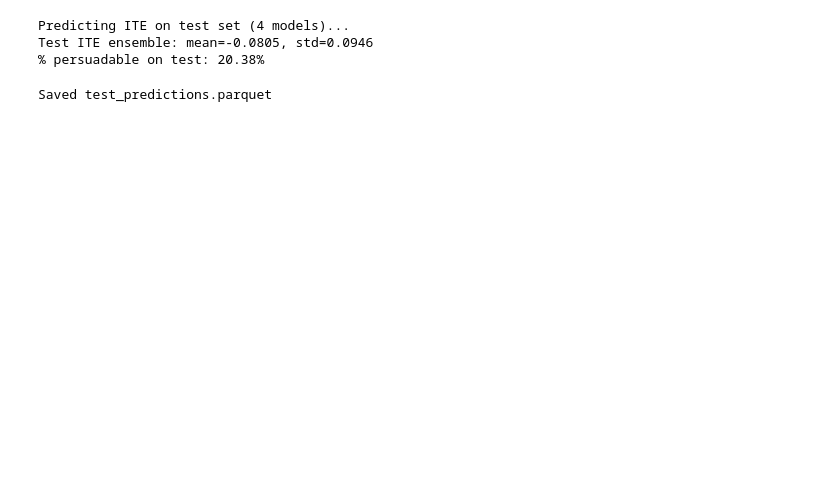
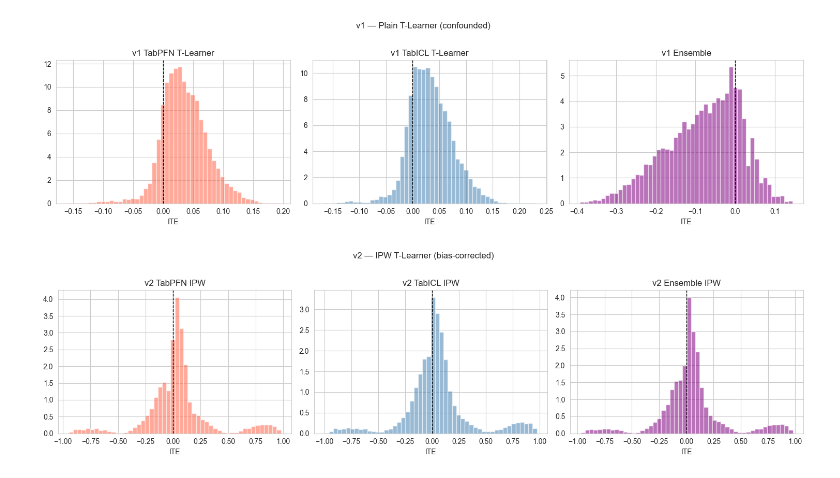
Before and after one commit to SShayVi/wellco-uplift-modeling, a Jupyter notebook: Shay_Assignment_Uplift/04_uplift_model.ipynb, the cells around one changed output. Drawn from its saved outputs; the diff is of its cells as text; code cells hidden in the pictures; blank space fills up the shorter version.

```diff
--- a/Shay_Assignment_Uplift/04_uplift_model.ipynb
+++ b/Shay_Assignment_Uplift/04_uplift_model.ipynb
@@ -159,11 +147,0 @@ plt.show()
-# %%
-# Cross-model agreement
-corr_matrix = df[['ite_tpfn_t','ite_ticl_t','ite_tpfn_x','ite_ticl_x','ite_ensemble']].corr()
-fig, ax = plt.subplots(figsize=(6, 5))
-sns.heatmap(corr_matrix, annot=True, fmt='.3f', cmap='coolwarm', center=0,
-            ax=ax, annot_kws={'size':10})
-ax.set_title('ITE Cross-Model Correlation')
-plt.tight_layout()
-plt.savefig('ite_model_agreement.png', bbox_inches='tight')
-plt.show()
-print(corr_matrix.round(3))
@@ -209,35 +148,33 @@ icd_I10                          0.600               0.600   0.000
-# %%
-# Now predict ITE for test set — fit final models on FULL train
-test = pd.read_parquet('test_features.parquet')
-X_test = test[FEATURE_COLS].values.astype(float)
-
-# We need propensity for X-learner test predictions — fit propensity on full train
-from tabpfn import TabPFNClassifier as TPFN
-ps_model = TPFN(n_estimators=8, random_state=42)
-ps_model.fit(X, T)
-ps_test = ps_model.predict_proba(X_test)[:, 1]
-
-print("Predicting ITE on test set (4 models)...")
-ite_test_tpfn_t = t_learner(make_tabpfn, X, T, Y, X_test)
-ite_test_ticl_t = t_learner(make_tabicl, X, T, Y, X_test)
-ite_test_tpfn_x = x_learner(make_tabpfn, X, T, Y, ps, X_test, ps_test)
-ite_test_ticl_x = x_learner(make_tabicl, X, T, Y, ps, X_test, ps_test)
-ite_test_ensemble = (ite_test_tpfn_t + ite_test_ticl_t + ite_test_tpfn_x + ite_test_ticl_x) / 4
-
-test['ite_tpfn_t']   = ite_test_tpfn_t
-test['ite_ticl_t']   = ite_test_ticl_t
-test['ite_tpfn_x']   = ite_test_tpfn_x
-test['ite_ticl_x']   = ite_test_ticl_x
-test['ite_ensemble'] = ite_test_ensemble
-test['propensity']   = ps_test
-print(f"Test ITE ensemble: mean={ite_test_ensemble.mean():.4f}, std={ite_test_ensemble.std():.4f}")
-print(f"% persuadable on test: {(ite_test_ensemble>0).mean():.2%}")
-# %% [output]
-Predicting ITE on test set (4 models)...
-Test ITE ensemble: mean=-0.0805, std=0.0946
-% persuadable on test: 20.38%
-# %%
-test.to_parquet('test_predictions.parquet', index=False)
-print("Saved test_predictions.parquet")
-# %% [output]
-Saved test_predictions.parquet
+# %%
+# Compare v1 (plain T-Learner) vs v2 (IPW) ITE distributions
+# Load v1 from saved parquet
+v1 = pd.read_parquet('test_predictions.parquet')
+
+fig, axes = plt.subplots(1, 3, figsize=(15, 4))
+models = [('ite_tpfn_t','v1 TabPFN T-Learner','tomato'),
+          ('ite_ticl_t','v1 TabICL T-Learner','steelblue'),
+          ('ite_ensemble','v1 Ensemble','purple')]
+for ax, (col, title, color) in zip(axes, models):
+    ax.hist(v1[col], bins=50, alpha=0.55, label=title, color=color, density=True)
+    ax.axvline(0, color='black', lw=1, ls='--')
+    ax.set_title(title); ax.set_xlabel('ITE')
+plt.suptitle('v1 — Plain T-Learner (confounded)', y=1.02)
+plt.tight_layout()
+plt.savefig('ite_v1_dist.png', bbox_inches='tight')
+plt.show()
+
+fig, axes = plt.subplots(1, 3, figsize=(15, 4))
+for ax, (vals, title, color) in zip(axes, [
+    (ite_v2_tabpfn, 'v2 TabPFN IPW','tomato'),
+    (ite_v2_tabicl, 'v2 TabICL IPW','steelblue'),
+    (ite_v2_ensemble,'v2 Ensemble IPW','purple')]):
+    ax.hist(vals, bins=50, alpha=0.55, label=title, color=color, density=True)
+    ax.axvline(0, color='black', lw=1, ls='--')
+    ax.set_title(title); ax.set_xlabel('ITE')
+plt.suptitle('v2 — IPW T-Learner (bias-corrected)', y=1.02)
+plt.tight_layout()
+plt.savefig('ite_v2_dist.png', bbox_inches='tight')
+plt.show()
+# %% [output]
+[figure, added]
+[figure, added]
```
Also changed, not shown: parts of 17 cells of this notebook, 8 other files.
